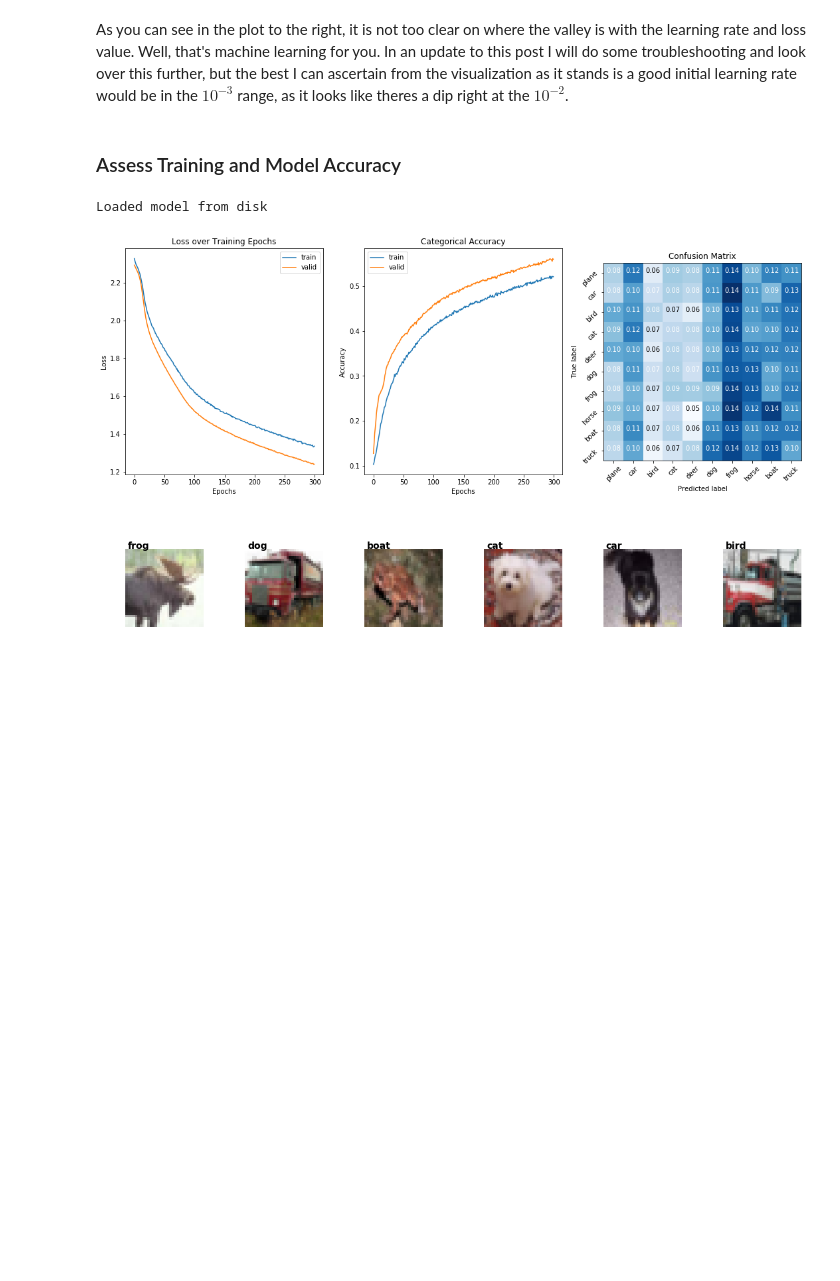
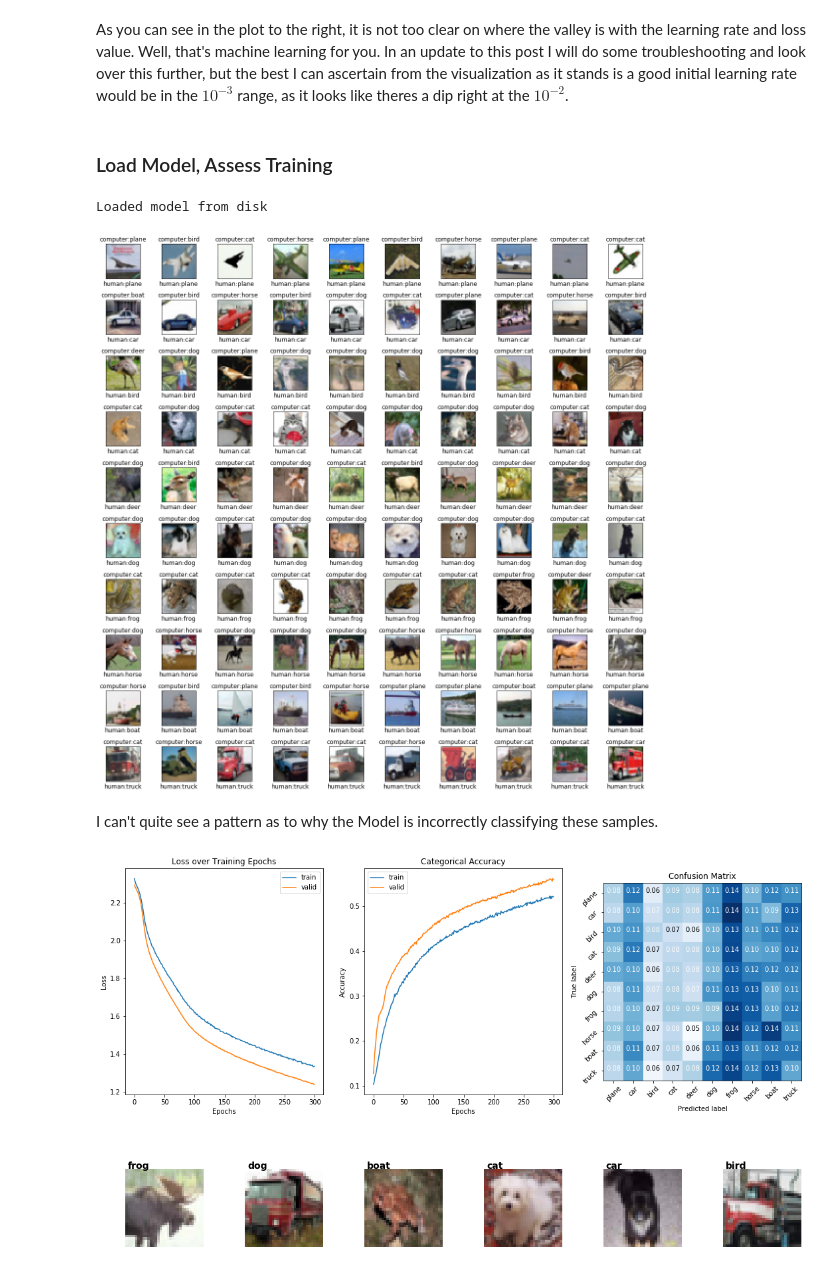
Before and after one commit to JoshZastrow/CIFAR10, a Jupyter notebook: Image Recognition.ipynb, the cells around one changed output. Drawn from its saved outputs; the diff is of its cells as text; code cells hidden in the pictures; blank space fills up the shorter version.

```diff
--- a/Image Recognition.ipynb
+++ b/Image Recognition.ipynb
@@ -281,16 +280,12 @@ Saved model to disk
 # %% [markdown]
 As you can see in the plot to the right, it is not too clear on where the valley is with the learning rate and loss value. Well, that's machine learning for you. In an update to this post I will do some troubleshooting and look over this further, but the best I can ascertain from the visualization as it stands is a good initial learning rate would be in the $10^{-3}$ range, as it looks like theres a dip right at the $10^{-2}$.
 # %% [markdown]
-### Assess Training and Model Accuracy
+### Load Model, Assess Training
 # %%
 import pickle
 from keras.models import model_from_json
 
-# Load Model
-json_file = open('base_model.json', 'r')
-loaded_model_json = json_file.read()
-json_file.close()
-base_model = model_from_json(loaded_model_json)
+base_model = model
 
 # load weights into new model
 base_model.load_weights("base_model.h5")
@@ -301,6 +296,40 @@ with open('base_model_history.pickle', 'rb') as handle:
     history = pickle.load(handle)
 # %% [output]
 Loaded model from disk
+# %%
+import matplotlib.pyplot as plt
+from keras.utils import to_categorical
+labels = {0: 'plane', 1: 'car', 2:'bird', 3:'cat', 4:'deer',
+         5:'dog', 6:'frog', 7:'horse', 8:'boat', 9: 'truck'}
+
+fig, axs = plt.subplots(10, 10, figsize=(16, 16))
+
+count = 0
+k = 0
+l = 0
+z = 0
+while count < 100:
+    if z> 9:
+        z = 0
+        l += 1
+    i = count // 10
+    j = count % 10
+    ground_truth = y_test[k].argmax()
+    if ground_truth == l:
+        prediction = base_model.predict(x_test[k][np.newaxis,:]).argmax()
+        axs[i, j].imshow(x_test[k])
+        axs[i, j].set_title('computer:' + labels[prediction], size=12)
+        axs[i, j].set_xlabel('human:' + labels[ground_truth], size=12)
+        axs[i, j].set_xticks([]), axs[i,j].set_yticks([])
+        count += 1
+        z += 1
+    k += 1
+
+fig.tight_layout()
+# %% [output]
+[figure, added]
+# %% [markdown]
+I can't quite see a pattern as to why the Model is incorrectly classifying these samples.
 # %%
 from matplotlib import pyplot as plt
 from matplotlib import gridspec
```
Also changed, not shown: parts of 19 cells of this notebook.
